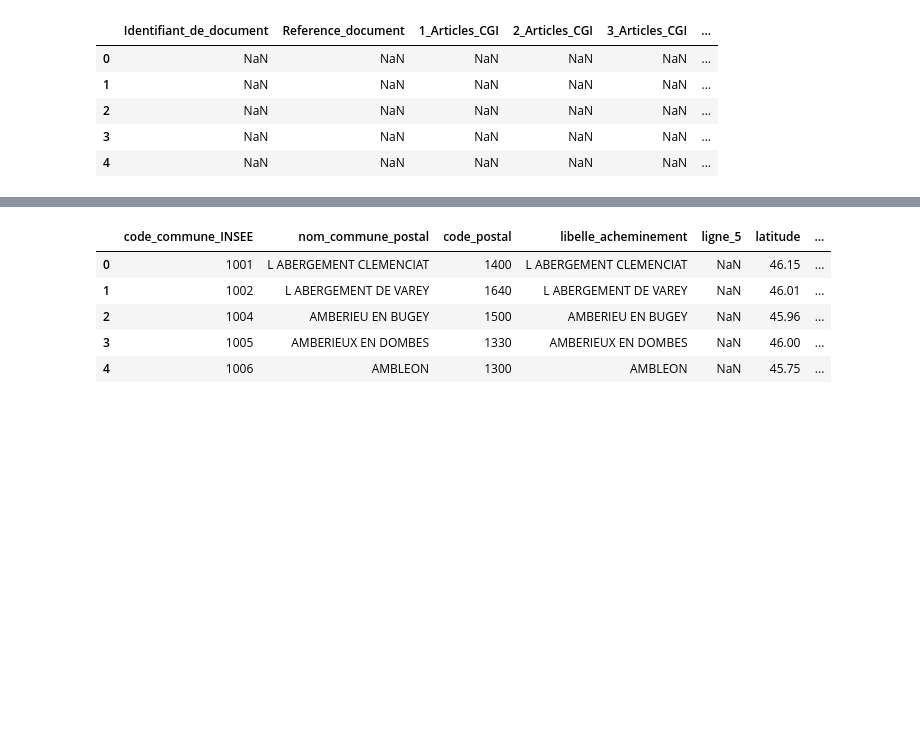
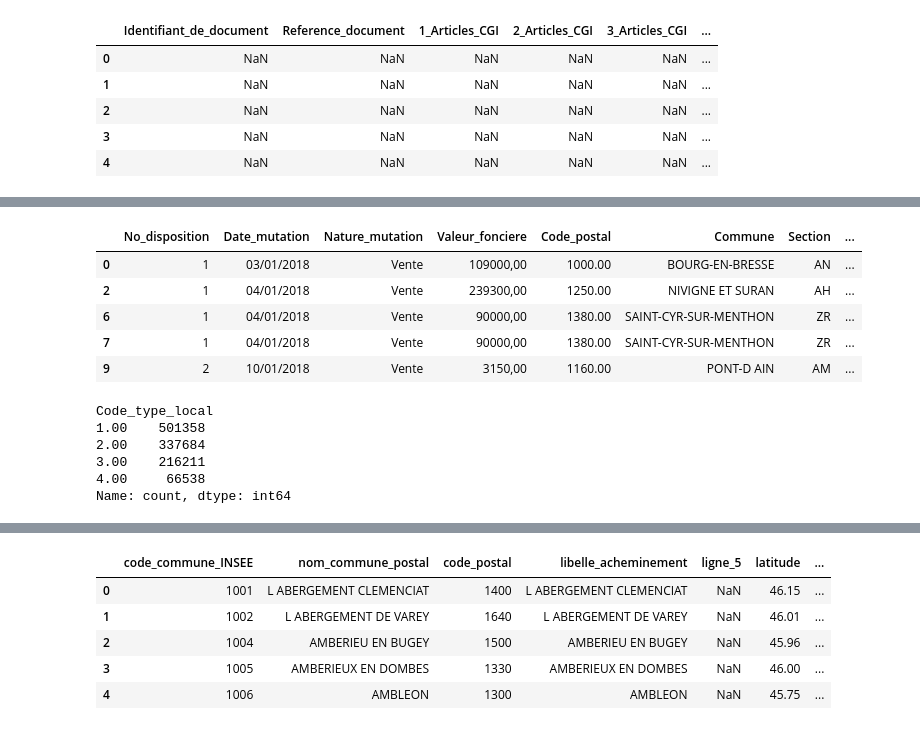
Before and after one commit to Naghan1132/Property_price_prediction, a Jupyter notebook: src/data_preprocessing.ipynb, the cells around one changed output, grey strips where cells are left out. Saved outputs shown, nothing was run; the diff lists cells and outputs as text; code cells hidden in the pictures; blank space fills up the shorter version.

```diff
--- a/src/data_preprocessing.ipynb
+++ b/src/data_preprocessing.ipynb
@@ -111,13 +197,37 @@ dataframes[0].head()
 # %%
+# Remove duplicates (date_mutation et adresse)
 
 for i in range(len(dataframes)):
     # Créer une copie modifiée du DataFrame
     df_modified = dataframes[i].copy()
 
     # Remove duplicates (date_mutation et adresse)
-    df_modified = df_modified.drop_duplicates(subset=["Date_mutation", "adresse"])
+    df_modified = df_modified.drop_duplicates(
+        subset=["Date_mutation", "adresse"])
+
     # 'adresse' useless maintenant => remove
-    df_modified = df_modified.drop("adresse", axis = 1)
+    df_modified = df_modified.drop("adresse", axis=1)
 
     # sauvegarde
     dataframes[i] = df_modified
+
+dataframes[0].head()
+# %% [output]
+|  | No_disposition | Date_mutation | Nature_mutation | Valeur_fonciere | Code_postal | Commune | Section | ... |
+| 0 | 1 | 03/01/2018 | Vente | 109000,00 | 1000.00 | BOURG-EN-BRESSE | AN | ... |
+| 2 | 1 | 04/01/2018 | Vente | 239300,00 | 1250.00 | NIVIGNE ET SURAN | AH | ... |
+| 6 | 1 | 04/01/2018 | Vente | 90000,00 | 1380.00 | SAINT-CYR-SUR-MENTHON | ZR | ... |
+| 7 | 1 | 04/01/2018 | Vente | 90000,00 | 1380.00 | SAINT-CYR-SUR-MENTHON | ZR | ... |
+| 9 | 2 | 10/01/2018 | Vente | 3150,00 | 1160.00 | PONT-D AIN | AM | ... |
+# %%
+# Affichez le nombre d'individus par modalité de la colonne 'Code_type_local'
+
+comptage_modalites = dataframes[0]['Code_type_local'].value_counts()
+print(comptage_modalites)
+# %% [output]
+Code_type_local
+1.00    501358
+2.00    337684
+3.00    216211
+4.00     66538
+Name: count, dtype: int64
```
Also changed, not shown: parts of 22 cells of this notebook, 1 other file.
